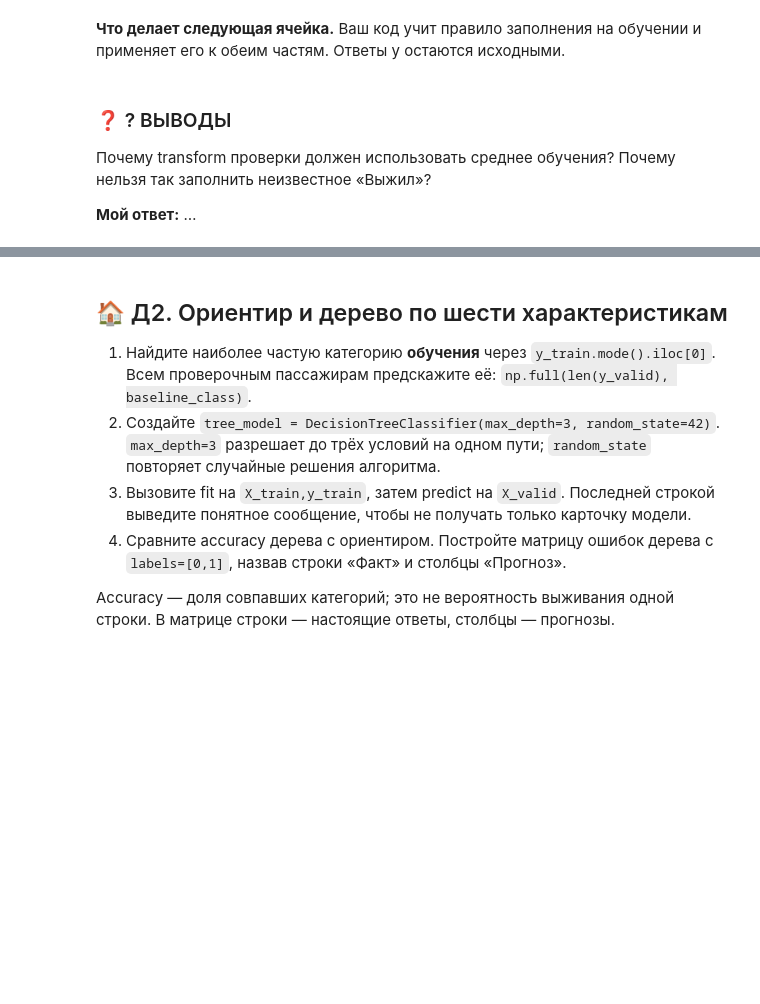
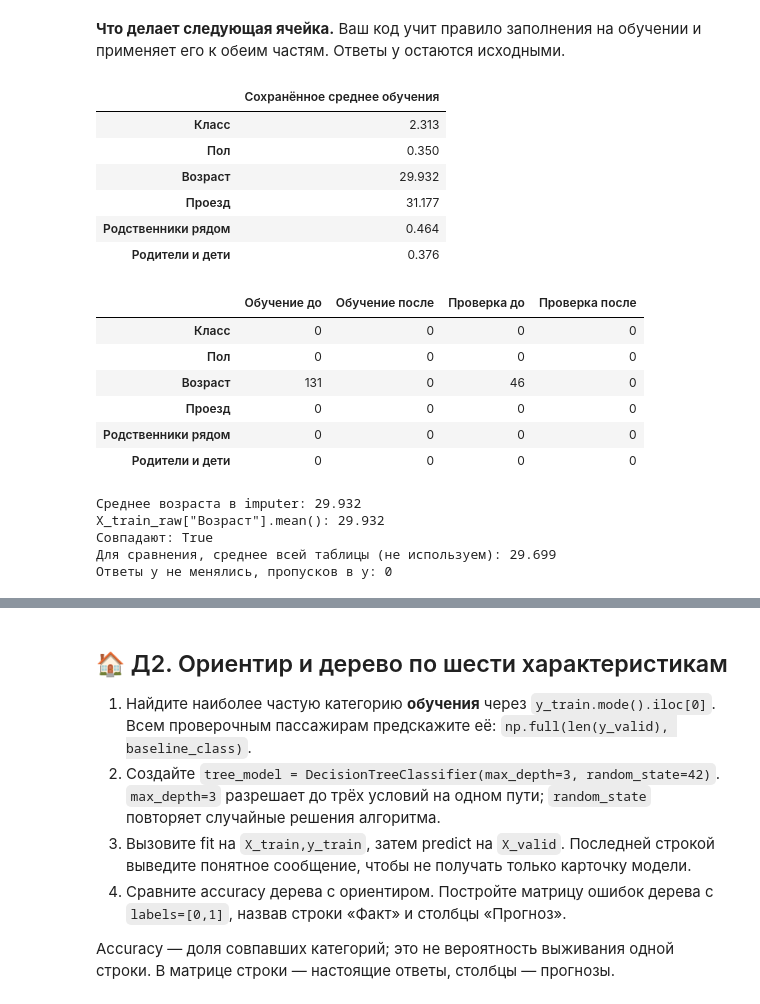
Before and after one commit to arraks1307/python-ai-course, a Jupyter notebook: homework/lesson-13/solution.ipynb, the cells around one changed output, grey strips where cells are left out. Cells and saved outputs as stored; diff of their text form; code cells hidden in the pictures; blank space fills up the shorter version.

```diff
--- a/homework/lesson-13/solution.ipynb
+++ b/homework/lesson-13/solution.ipynb
@@ -1491,6 +1488,42 @@ pass
-# %% [markdown]
-### ❓ ? ВЫВОДЫ
-
-Почему transform проверки должен использовать среднее обучения? Почему нельзя так заполнить неизвестное «Выжил»?
-
-**Мой ответ:** …
+# %%
+# Напишите решение здесь.
+# Правило заполнения учим только на обучении (без y)
+imputer = SimpleImputer(strategy='mean')
+imputer.fit(X_train_raw)
+display(pd.DataFrame({'Сохранённое среднее обучения': imputer.statistics_}, index=features))
+
+# Применяем готовое правило к обеим частям, возвращаем названия и индексы
+X_train = pd.DataFrame(imputer.transform(X_train_raw), columns=features, index=X_train_raw.index)
+X_valid = pd.DataFrame(imputer.transform(X_valid_raw), columns=features, index=X_valid_raw.index)
+
+display(pd.DataFrame({'Обучение до': X_train_raw.isna().sum(),
+                      'Обучение после': X_train.isna().sum(),
+                      'Проверка до': X_valid_raw.isna().sum(),
+                      'Проверка после': X_valid.isna().sum()}))
+
+age_mean_saved = imputer.statistics_[features.index('Возраст')]
+print('Среднее возраста в imputer:', round(age_mean_saved, 3))
+print('X_train_raw["Возраст"].mean():', round(X_train_raw['Возраст'].mean(), 3))
+print('Совпадают:', np.isclose(age_mean_saved, X_train_raw['Возраст'].mean()))
+print('Для сравнения, среднее всей таблицы (не используем):', round(passengers['Возраст'].mean(), 3))
+print('Ответы y не менялись, пропусков в y:', y_train.isna().sum() + y_valid.isna().sum())
+# %% [output]
+|  | Сохранённое среднее обучения |
+| Класс | 2.313 |
+| Пол | 0.350 |
+| Возраст | 29.932 |
+| Проезд | 31.177 |
+| Родственники рядом | 0.464 |
+| Родители и дети | 0.376 |
+|  | Обучение до | Обучение после | Проверка до | Проверка после |
+| Класс | 0 | 0 | 0 | 0 |
+| Пол | 0 | 0 | 0 | 0 |
+| Возраст | 131 | 0 | 46 | 0 |
+| Проезд | 0 | 0 | 0 | 0 |
+| Родственники рядом | 0 | 0 | 0 | 0 |
+| Родители и дети | 0 | 0 | 0 | 0 |
+Среднее возраста в imputer: 29.932
+X_train_raw["Возраст"].mean(): 29.932
+Совпадают: True
+Для сравнения, среднее всей таблицы (не используем): 29.699
+Ответы y не менялись, пропусков в y: 0
```
Also changed, not shown: parts of 18 cells of this notebook.
